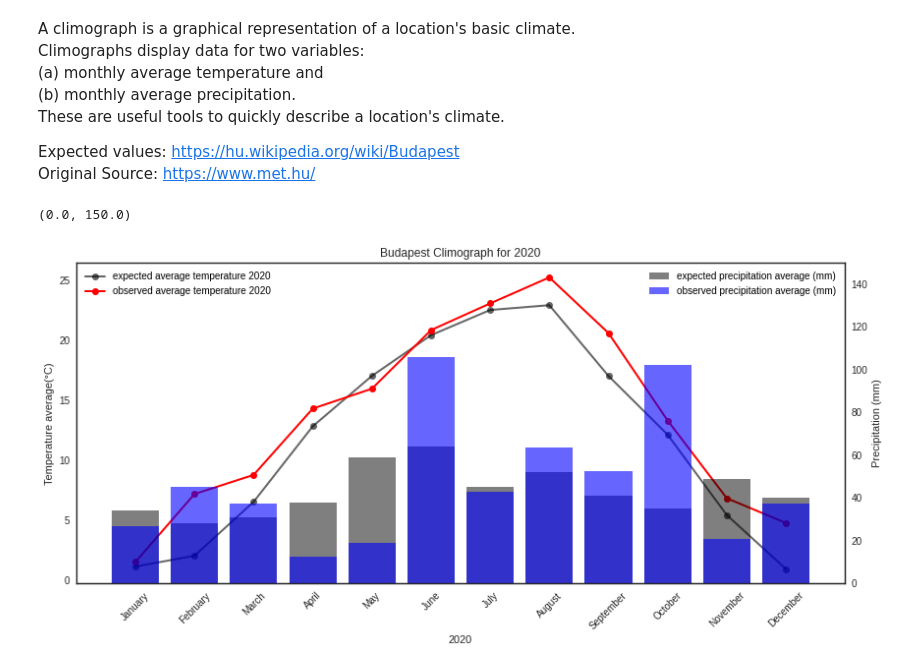
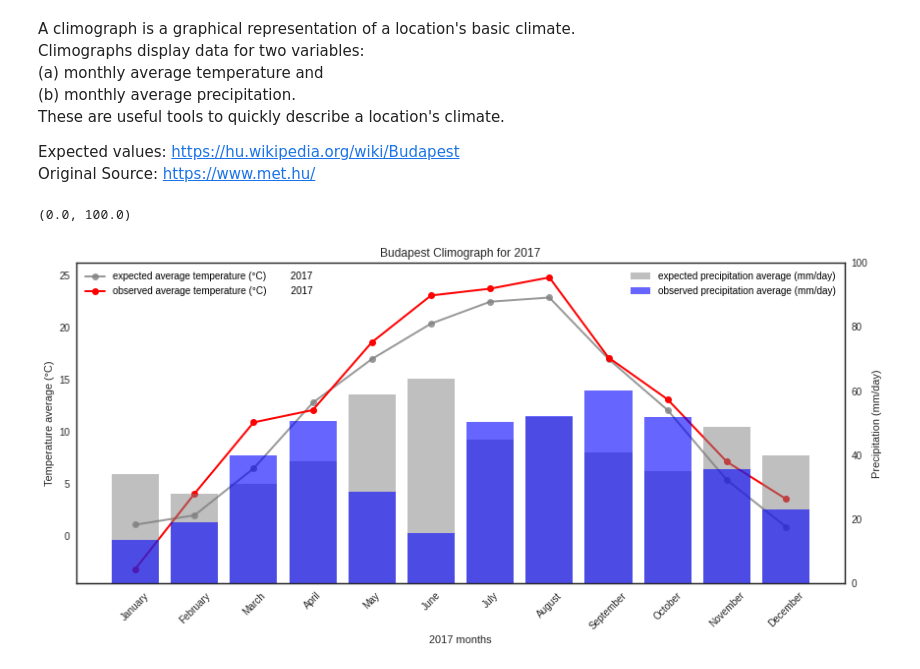
Before and after one commit to xngst/Budapest_idojaras_2000-2020, a Jupyter notebook: Ipython Notebook/Budapest Időjárás 2000-2020 elemzés.ipynb, the cells around one changed output. Cells and saved outputs as stored; diff of their text form; code cells hidden in the pictures.

```diff
--- a/Ipython Notebook/Budapest Időjárás 2000-2020 elemzés.ipynb
+++ b/Ipython Notebook/Budapest Időjárás 2000-2020 elemzés.ipynb
@@ -521,13 +487,17 @@ Original Source: https://www.met.hu/
 # %%
 plt.style.use('seaborn-white')
 # %%
-year_df = all_years["2020-01-01":"2020-12-31"].copy()
+year_df = all_years["2017-01-01":"2017-12-31"].copy()
+
+year_average = year_df.groupby("month").mean()[["temperatureHigh","temperatureLow"]]
+
+year_average.loc[:,"temp_average"] = (year_average.loc[:,"temperatureHigh"] \
+                                      + year_average.loc[:,"temperatureLow"]) / 2
+
+year_sum = year_df.groupby("month").sum()[["precipIntensity"]]
 
 year_df.loc[:,"month_name"] = year_df.loc[:,"date"].dt.month_name()
-year_average = year_df.groupby("month").mean()[["temperatureHigh","temperatureLow"]]
-year_average.loc[:,"temp_average"] = (year_average.loc[:,"temperatureHigh"] \
-                                      + year_average.loc[:,"temperatureLow"]) / 2
-year_sum = year_df.groupby("month").sum()[["precipIntensity"]]
+
 year_average.index = year_df["month_name"].unique()
 year_sum.index = year_df["month_name"].unique()
 
@@ -536,56 +506,61 @@ fig.patch.set_alpha(0)
 ax = plt.axes()
 
 ax.plot(year_sum.index,
-        [1.1,2.0,6.5,12.8,17.0,20.4,22.5,22.9,17.0,12.1,5.4,0.9],
+        [1.1, 2.0, 6.5, 12.8, 17.0, 20.4,
+         22.5, 22.9, 17.0, 12.1, 5.4, 0.9],
          '-o',
-        color='black',
-        label=f'expected average temperature {year_df.loc[:,"date"].dt.year[0]}',
+        color='gray',
+        label=f'expected average temperature (°C) \
+        {year_df.loc[:,"date"].dt.year[0]}',
         linewidth=2,
-        alpha=0.6
+        alpha=0.8
         )
 
 ax.plot(year_average["temp_average"],
          '-o',
         color='red',
-        label=f'observed average temperature {year_df.loc[:,"date"].dt.year[0]}',
+        label=f'observed average temperature (°C) \
+        {year_df.loc[:,"date"].dt.year[0]}',
         linewidth=2,
         alpha=1
         )
 
 ax2=ax.twinx()
-ax2.set_ylabel('Precipitation (mm)')
+ax2.set_ylabel('Precipitation (mm/day)')
 
 
 ax2.bar(year_sum.index,
-       [34, 28, 31, 38, 59, 64, 45, 52, 41, 35, 49, 40],
-       color='black',
-       label=f'expected precipitation average (mm)',
+       [34, 28, 31, 38, 59, 64,
+        45, 52, 41, 35, 49, 40],
+       color='gray',
+       label=f'expected precipitation average (mm/day)',
        alpha=0.5
        )
 
 ax2.bar(year_sum.index,
        year_sum["precipIntensity"]*24,
        color='blue',
-       label=f'observed precipitation average (mm)',
+       label=f'observed precipitation average (mm/day)',
         alpha=0.6
        )
 
 ax.tick_params(axis='x', rotation=45)
 
-ax.set_xlabel(f'{year_df.loc[:,"date"].dt.year[0]}')
-ax.set_ylabel('Temperature average(°C)')
-ax.set_title(f'Budapest Climograph for {year_df.loc[:,"date"].dt.year[0]}')
+ax.set_xlabel(f'{year_df.loc[:,"date"].dt.year[0]} months')
+ax.set_ylabel('Temperature average (°C)')
+ax.set_title(f'Budapest Climograph for \
+{year_df.loc[:,"date"].dt.year[0]}')
 
-l1 = ax.legend(loc='upper left', frameon=False)
-l2 = ax2.legend(loc='upper right', frameon=False)
+l1 = ax.legend(loc='upper left')
+l2 = ax2.legend(loc='upper right')
 
 plt.setp(l1.get_texts(), color='black')
 plt.setp(l2.get_texts(), color='black')
 
 ax.grid(False)
 ax2.grid(False)
 
-plt.ylim(0, 150)
+plt.ylim(0, 100)
 # %% [output]
-(0.0, 150.0)
+(0.0, 100.0)
-[figure, old version]
+[figure, new version]
```
Also changed, not shown: parts of 21 cells of this notebook.
